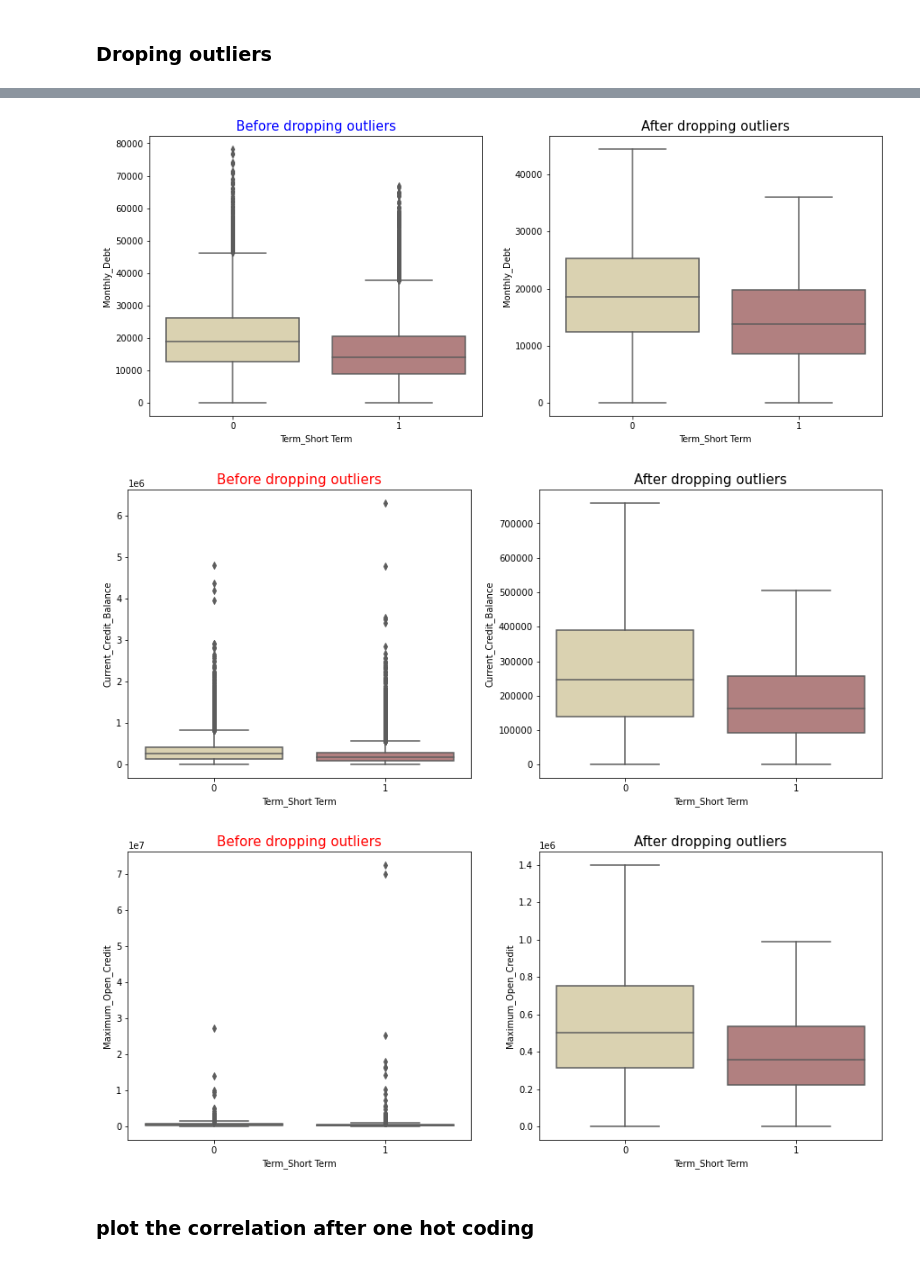
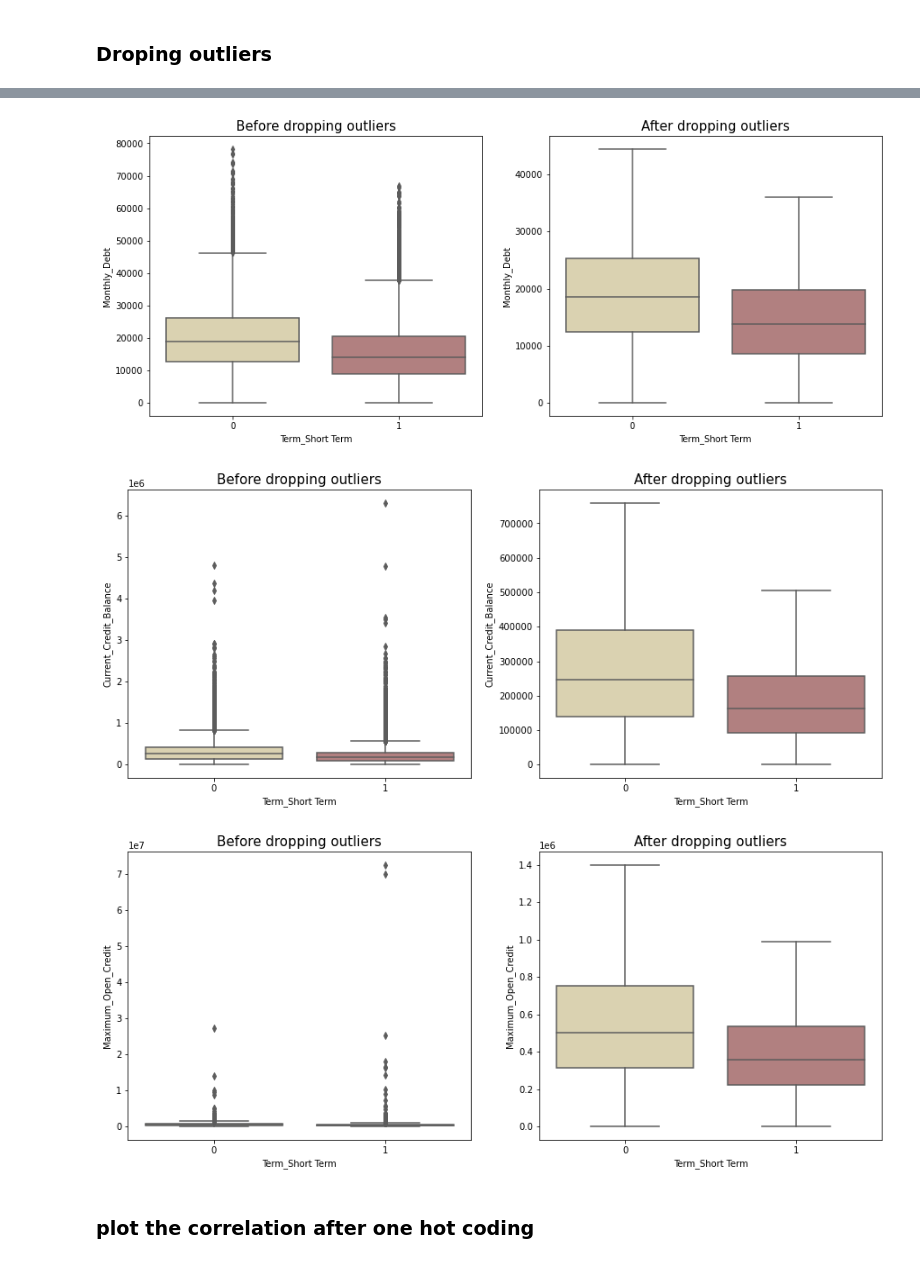
Before and after one commit to iamal95/Bank-Loan-classification, a Jupyter notebook: Code/Bank-Loan-classification.ipynb, the cells around one changed output, grey strips where cells are left out. Cells and saved outputs as stored; diff of their text form; code cells hidden in the pictures.

```diff
--- a/Code/Bank-Loan-classification.ipynb
+++ b/Code/Bank-Loan-classification.ipynb
@@ -871,7 +854,7 @@ plt.figure(figsize = [15,20])
 plt.subplot(3,2,1)
 sns.boxplot(x='Term_Short Term',y='Monthly_Debt',
             palette='pink_r', data=bank_lone_train.sort_values('Monthly_Debt',ascending=False));
-plt.title('Before dropping outliers',fontsize = 15 , c = 'b')
+plt.title('Before dropping outliers',fontsize = 15)
 
 bank_lone_train = bank_lone_train.loc[bank_lone_train['Monthly_Debt'] <= 44500,:]
 bank_lone_train = bank_lone_train[((bank_lone_train['Monthly_Debt'] <= 36000 )& (bank_lone_train['Term_Short Term']==1))|
@@ -882,4 +865,4 @@ sns.boxplot(x='Term_Short Term',y='Monthly_Debt',
             palette='pink_r', data=bank_lone_train.sort_values('Monthly_Debt',ascending=False));
 plt.title('After dropping outliers',fontsize = 15 );
 # %% [output]
-[figure, old version]
+[figure, new version]
@@ -896,17 +874,17 @@ bank_lone_test = bank_lone_test[((bank_lone_test['Monthly_Debt'] <= 36000 )&
 # %%
 plt.figure(figsize = [15,20])
 plt.subplot(3,2,1)
 sns.boxplot(x='Term_Short Term',y='Current_Credit_Balance',
             palette='pink_r', data=bank_lone_train.sort_values('Current_Credit_Balance',ascending=False));
-plt.title('Before dropping outliers',fontsize = 15 , c = 'r')
+plt.title('Before dropping outliers',fontsize = 15 )
 
 bank_lone_train = bank_lone_train.loc[bank_lone_train['Current_Credit_Balance'] <= 760000,:]
 bank_lone_train = bank_lone_train[((bank_lone_train['Current_Credit_Balance'] <= 504000 )&
                                    (bank_lone_train['Term_Short Term']==1))| (bank_lone_train['Term_Short Term']==0)]
 
 plt.subplot(3,2,2)
 sns.boxplot(x='Term_Short Term',y='Current_Credit_Balance',
             palette='pink_r', data=bank_lone_train.sort_values('Current_Credit_Balance',ascending=False));
 plt.title('After dropping outliers',fontsize = 15 );
 # %% [output]
-[figure, old version]
+[figure, new version]
@@ -925,15 +898,14 @@ plt.figure(figsize = [15,20])
 plt.subplot(3,2,1)
 sns.boxplot(x='Term_Short Term',y='Maximum_Open_Credit',
             palette='pink_r', data=bank_lone_train.sort_values('Maximum_Open_Credit',ascending=False));
-plt.title('Before dropping outliers',fontsize = 15 , c = 'r')
+plt.title('Before dropping outliers',fontsize = 15)
 
 bank_lone_train = bank_lone_train.loc[bank_lone_train['Maximum_Open_Credit'] <= 1400000,:]
 bank_lone_train = bank_lone_train[((bank_lone_train['Maximum_Open_Credit'] <= 990000 )&
                                    (bank_lone_train['Term_Short Term']==1))| (bank_lone_train['Term_Short Term']==0)]
-
 plt.subplot(3,2,2)
 sns.boxplot(x='Term_Short Term',y='Maximum_Open_Credit',
             palette='pink_r', data=bank_lone_train.sort_values('Maximum_Open_Credit',ascending=False));
 plt.title('After dropping outliers',fontsize = 15 );
 # %% [output]
-[figure, old version]
+[figure, new version]
```
Also changed, not shown: parts of 59 cells of this notebook.
